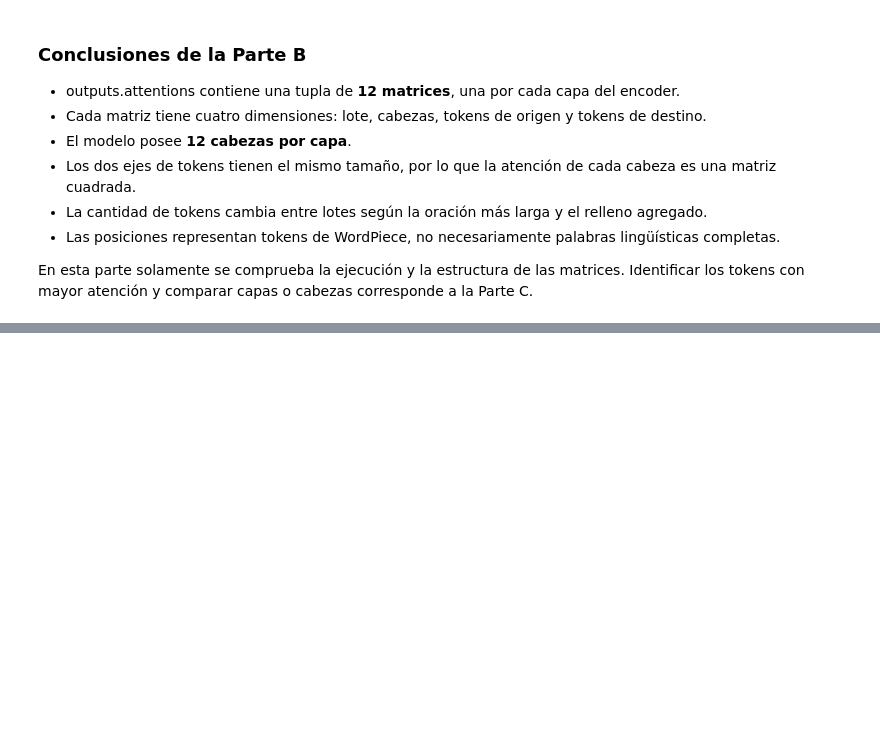
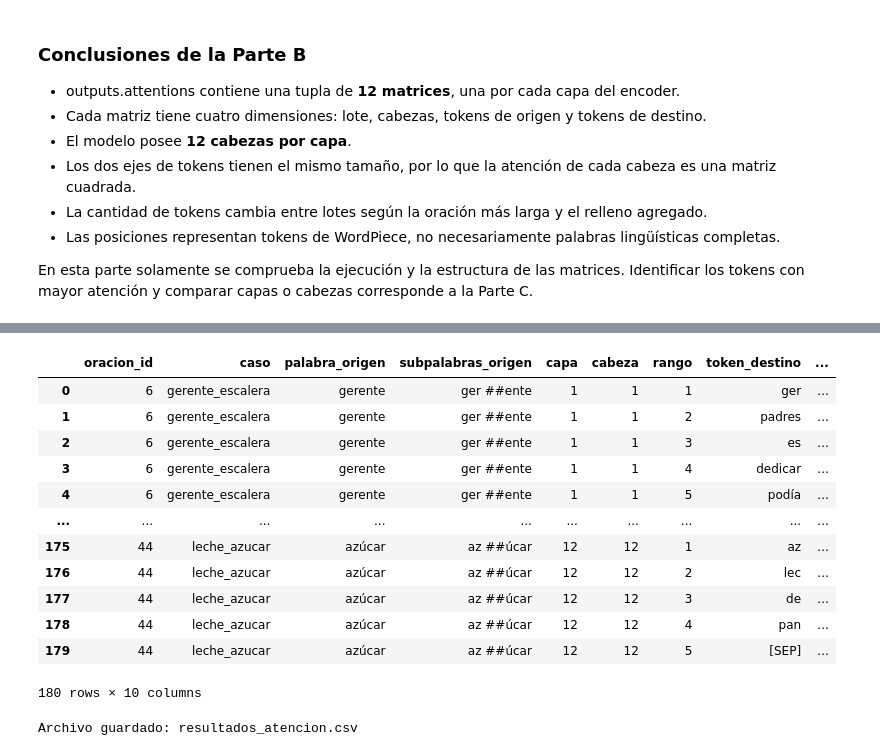
Before and after one commit to nel-eleven11/Lab_3_NLP, a Jupyter notebook: Laboratorio 3.ipynb, the cells around one changed output, grey strips where cells are left out. Cells and saved outputs as stored; diff of their text form; code cells hidden in the pictures; blank space fills up the shorter version.

```diff
--- a/Laboratorio 3.ipynb
+++ b/Laboratorio 3.ipynb
@@ -402,0 +428,62 @@ En esta parte solamente se comprueba la ejecución y la estructura de las matric
+# %%
+# Ejecución individual: así no hay posiciones [PAD] que contaminen los top-5.
+def localizar_piezas(tokens, palabra):
+    piezas = tokenizer.tokenize(palabra, add_special_tokens=False)
+    for inicio in range(1, len(tokens) - len(piezas)):  # se excluyen [CLS] y [SEP]
+        if tokens[inicio:inicio + len(piezas)] == piezas:
+            return list(range(inicio, inicio + len(piezas)))
+    raise ValueError(f"No se pudo localizar {palabra!r}: {piezas}")
+
+CAPAS = [1, 6, 12]
+CABEZAS = [1, 6, 12]
+registros = []
+matrices_casos = {}
+
+for caso in seleccion:
+    entrada = tokenizer(caso["oracion"], return_tensors="pt", truncation=True,
+                        max_length=tokenizer.model_max_length)
+    entrada = {k: v.to(DISPOSITIVO) for k, v in entrada.items()}
+    with torch.no_grad():
+        salida = modelo(**entrada)
+    tokens = tokenizer.convert_ids_to_tokens(entrada["input_ids"][0].cpu().tolist())
+    longitud = int(entrada["attention_mask"][0].sum().item())
+    tokens = tokens[:longitud]
+    matrices = [a[0, :, :longitud, :longitud].cpu() for a in salida.attentions]
+    matrices_casos[caso["nombre"]] = {"tokens": tokens, "matrices": matrices}
+
+    for palabra in caso["palabras"]:
+        posiciones = localizar_piezas(tokens, palabra)
+        # La primera subpalabra representa la palabra lingüística seleccionada.
+        origen = posiciones[0]
+        for capa in CAPAS:
+            for cabeza in CABEZAS:
+                pesos = matrices[capa - 1][cabeza - 1, origen]
+                valores, indices = torch.topk(pesos, k=min(5, longitud))
+                for rango, (valor, destino) in enumerate(zip(valores.tolist(), indices.tolist()), start=1):
+                    registros.append({
+                        "oracion_id": caso["id_oracion"], "caso": caso["nombre"],
+                        "palabra_origen": palabra, "subpalabras_origen": " ".join(tokens[i] for i in posiciones),
+                        "capa": capa, "cabeza": cabeza, "rango": rango,
+                        "token_destino": tokens[destino], "posicion_destino": destino,
+                        "peso": valor,
+                    })
+
+tabla_atencion = pd.DataFrame(registros)
+display(tabla_atencion)
+tabla_atencion.to_csv("resultados_atencion.csv", index=False)
+print("Archivo guardado: resultados_atencion.csv")
+# %% [output]
+|  | oracion_id | caso | palabra_origen | subpalabras_origen | capa | cabeza | rango | token_destino | ... |
+| 0 | 6 | gerente_escalera | gerente | ger ##ente | 1 | 1 | 1 | ger | ... |
+| 1 | 6 | gerente_escalera | gerente | ger ##ente | 1 | 1 | 2 | padres | ... |
+| 2 | 6 | gerente_escalera | gerente | ger ##ente | 1 | 1 | 3 | es | ... |
+| 3 | 6 | gerente_escalera | gerente | ger ##ente | 1 | 1 | 4 | dedicar | ... |
+| 4 | 6 | gerente_escalera | gerente | ger ##ente | 1 | 1 | 5 | podía | ... |
+| ... | ... | ... | ... | ... | ... | ... | ... | ... | ... |
+| 175 | 44 | leche_azucar | azúcar | az ##úcar | 12 | 12 | 1 | az | ... |
+| 176 | 44 | leche_azucar | azúcar | az ##úcar | 12 | 12 | 2 | lec | ... |
+| 177 | 44 | leche_azucar | azúcar | az ##úcar | 12 | 12 | 3 | de | ... |
+| 178 | 44 | leche_azucar | azúcar | az ##úcar | 12 | 12 | 4 | pan | ... |
+| 179 | 44 | leche_azucar | azúcar | az ##úcar | 12 | 12 | 5 | [SEP] | ... |
+180 rows × 10 columns
+Archivo guardado: resultados_atencion.csv
```
Also changed, not shown: parts of 10 cells of this notebook, 6 other files.
